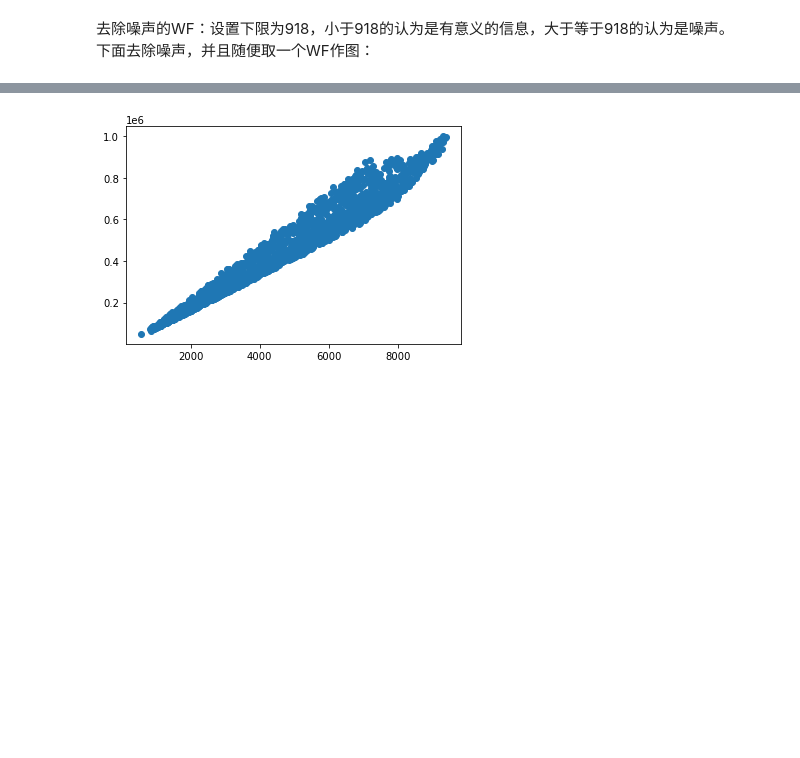
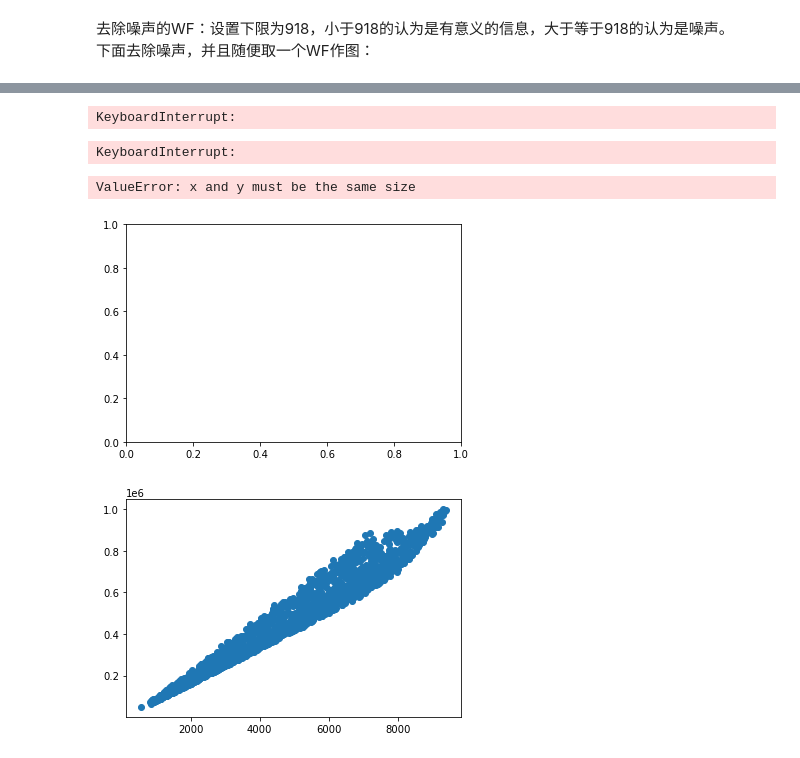
Before and after one commit to haimengzhao/juno-reconstruction, a Jupyter notebook: model.ipynb, the cells around one changed output, grey strips where cells are left out. Drawn from its saved outputs; the diff is of its cells as text; code cells hidden in the pictures; blank space fills up the shorter version.

```diff
--- a/model.ipynb
+++ b/model.ipynb
@@ -82,0 +56,26 @@ print((np.append(channels, 1) - wfs).nonzero())
+# %%
+numPET, pe_indices = getNum(trainPET)
+numPEW, wf_indices = getNum(trainWF)
+
+pePerWF = np.array([])
+splitWFChannels = np.split(trainWF['ChannelID'], wf_indices[1:-1])
+for index, arr in enumerate(tqdm(np.split(trainPET['ChannelID'], pe_indices[1:-1]))):
+    channels, counts = np.unique(arr, return_counts=True)
+    # indicesToInsert = np.isin(splitWFChannels[index], channels, invert=True).nonzero()[0]
+    # for indexToInsert in indicesToInsert:
+        # counts = np.insert(counts, indexToInsert, 0)
+    zeroPeChannelCount = numPEW[index].astype(int) - channels.shape[0]
+    while zeroPeChannelCount:
+        alignedChannels = np.append(channels, np.zeros(zeroPeChannelCount)-1)
+        indexToInsert = np.asarray(alignedChannels != splitWFChannels[index]).nonzero()[0][0]
+        channels = np.insert(channels, indexToInsert, splitWFChannels[index][indexToInsert])
+        counts = np.insert(counts, indexToInsert, 0)
+        zeroPeChannelCount -= 1
+
+    pePerWF = np.append(pePerWF, counts)
+
+pePerWF = pePerWF.flatten().astype(int)
+peTimesPerWF = np.split(trainPET['PETime'], np.cumsum(pePerWF))[:-1]
+print(pePerWF.shape)
+print(len(peTimesPerWF))
+print(trainWF.shape)
@@ -97,19 +204,45 @@ plt.show()
+# %%
+from hyperopt import fmin, tpe, hp
+best = fmin(
+    fn=getPETime,
+    space=[
+        hp.uniform('point_judge', 0, 10),
+        hp.uniform('int_judge', 60, 200),
+        hp.uniform('cancel_max', 10, 25),
+        hp.uniform('noise_thre', 0, 10),
+        hp.uniform('point_minus', 10, 30),
+        hp.uniform('int_minus', 100, 200),
+    ],
+    algo=tpe.suggest,
+    max_evals=100)
+print(best)
+# %% [output]
+KeyboardInterrupt:
+# %%
+intWF = np.sum(denoisedTrainWF, axis=1)
+plt.scatter(pePerWF[:1000], intWF[:1000])
+plt.show()
+# %% [output]
+KeyboardInterrupt:
 # %%
 # thres = 300
-intWF = np.empty(2000)
+intWFPerEvent = np.empty(2000)
 numFiltered = np.array([])
 for index, arr in enumerate(tqdm(np.split(denoisedTrainWF, wf_indices[1:-1]))):
 
     # arr = wavelet_denoising(arr)
 
     # head = np.mean(arr[:, :100], axis=1)
     # tail = np.mean(arr[:, -100:], axis=1)
     # base = np.minimum(head, tail)
     # intpWF = np.sum(arr, axis=1)-tail*1000
     # filtered = np.maximum(intpWF, thres)
     # numFiltered = np.sum(filtered==thres)
     # intWF = np.append(intWF, np.sum(filtered)-numFiltered*thres)
-    intWF[index] = np.sum(arr)
+    intWFPerEvent[index] = np.sum(arr)
+# %% [output]
+ValueError: x and y must be the same size
+[figure, added]
 # %%
 plt.scatter(numPET, intWF)
 #plt.plot(trainPT[:, -2], numPEW*4)
```
Also changed, not shown: parts of 6 cells of this notebook.
